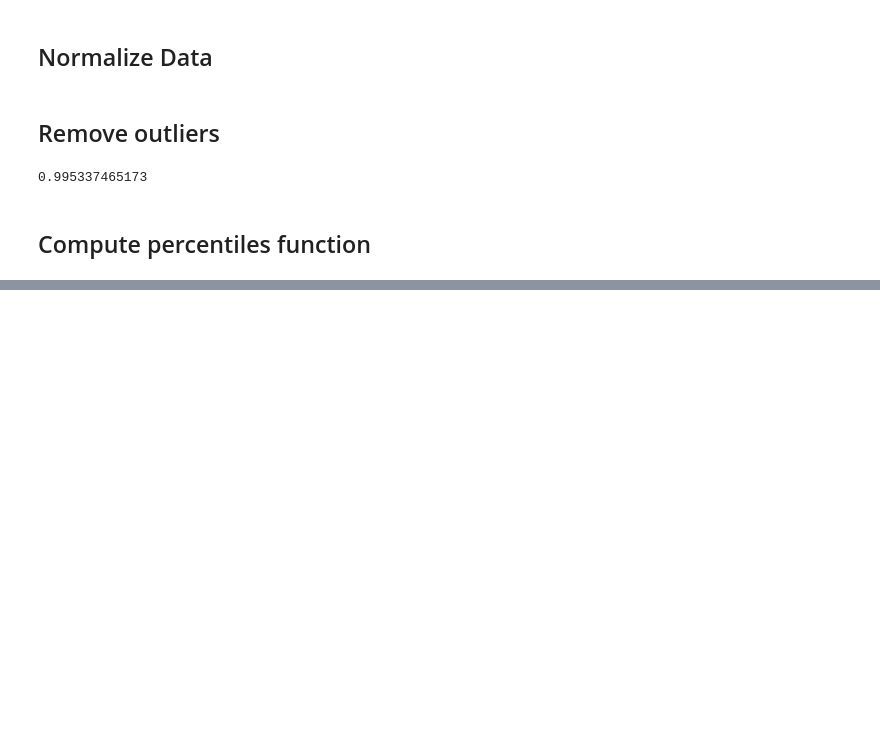
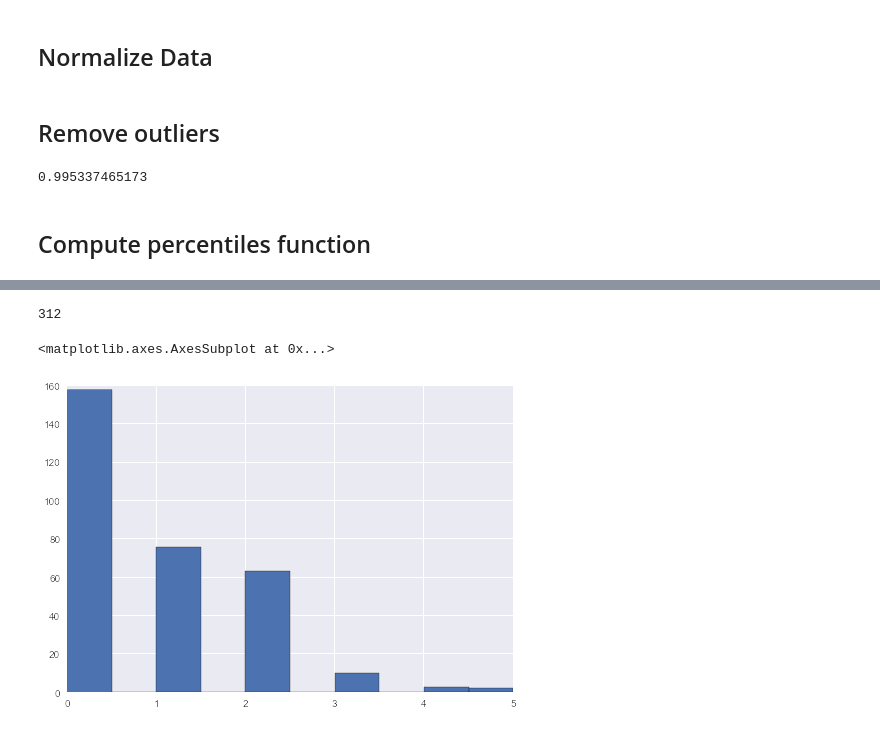
Before and after one commit to iros/local-npmjs-skimdb, a Jupyter notebook: analysis/data_prep.ipynb, the cells around one changed output, grey strips where cells are left out. Cells and saved outputs as stored; diff of their text form; code cells hidden in the pictures; blank space fills up the shorter version.

```diff
--- a/analysis/data_prep.ipynb
+++ b/analysis/data_prep.ipynb
@@ -234,0 +473,8 @@ with open('stats.json', 'wb') as fp:
+# %%
+s = all_packages[all_packages.deep_dependents> 1000]
+print len(s)
+s.version_major.hist()
+# %% [output]
+312
+<matplotlib.axes.AxesSubplot at 0x...>
+[figure, added]
```
Also changed, not shown: parts of 28 cells of this notebook.
